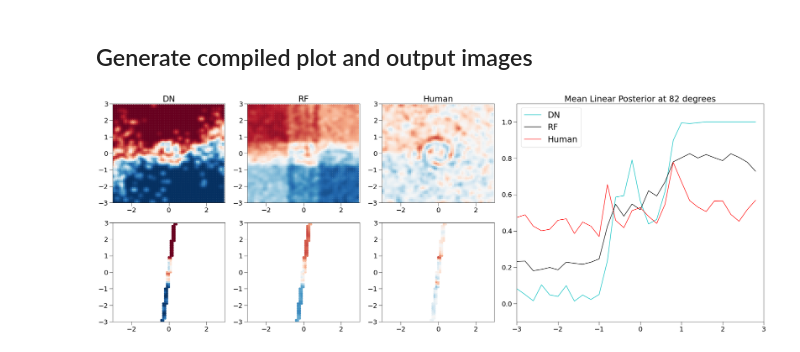
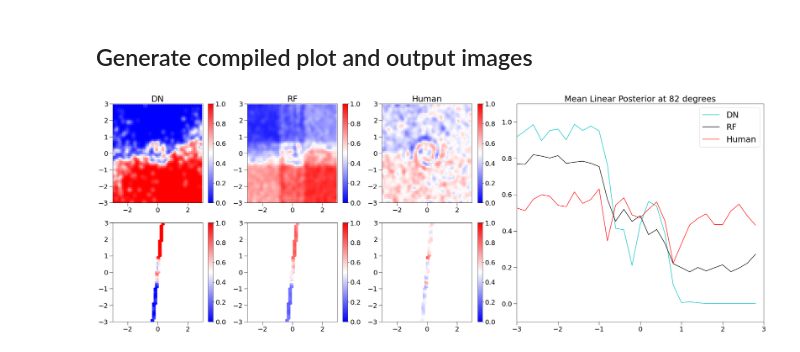
Before and after one commit to jshinm/inductive-bias-experiment, a Jupyter notebook: experiments/20220203_generate_figure_for_kdg_paper.ipynb, the cells around one changed output. Cells and saved outputs as stored; diff of their text form; code cells hidden in the pictures.

Commit message:
add colorbars

```diff
--- a/experiments/20220203_generate_figure_for_kdg_paper.ipynb
+++ b/experiments/20220203_generate_figure_for_kdg_paper.ipynb
@@ -48,7 +48,7 @@ import matplotlib.pyplot as plt
 from matplotlib.patches import Rectangle
 from matplotlib.patches import Circle
 
-cmap = 'RdBu_r'
+cmap = 'bwr'
 
 import warnings
 warnings.filterwarnings('ignore')
@@ -183,6 +183,7 @@ for sw, lb in enumerate(fdtype):
                 line_post[i].append(ib.select_linear_region(mtype[i][j], degree=deg, step=0.001))
 
                 lp, li = line_post[i][j] #line posterior, line index
+                lp = 1 - lp #reversing class
                 x = ib.mask[li][:,0]
                 y = ib.mask[li][:,1]
                 dist = np.sqrt(x**2 + y**2)
@@ -198,11 +199,17 @@ for sw, lb in enumerate(fdtype):
                 #     continue
 
                 if m == 0:
-                    axs[m,i].scatter(ib.mask[:,0], ib.mask[:,1], c=mtype[sw][i], cmap=cmap, vmin=0, vmax=1) #switch here
+                    im = axs[m,i].scatter(ib.mask[:,0], ib.mask[:,1], c=1-mtype[sw][i], cmap=cmap, vmin=0, vmax=1) #switch here
+                    # fig.colorbar(im, ax=axs[m,i])
 
                 else:
                     ibXY = ib.mask[line_post[m-1][i][1]]
-                    axs[m,i].scatter(ibXY[:,0], ibXY[:,1], c=line_post[sw][i][0], cmap=cmap, vmin=0, vmax=1)
+                    im = axs[m,i].scatter(ibXY[:,0], ibXY[:,1], c=line_post[sw][i][0], cmap=cmap, vmin=0, vmax=1)
+
+                cbar = fig.colorbar(im, ax=axs[m,i])
+                # cbar.ax.set_yticklabels(cbar.ax.get_yticklabels(), fontsize=20)
+                for t in cbar.ax.get_yticklabels():
+                    t.set_fontsize(20)
 
                 # figure styling
                 if m == 0:
@@ -210,31 +217,31 @@ for sw, lb in enumerate(fdtype):
 
                 # if i == 0:
                 #     axs[m,i].set_ylabel(new_dtype[m], fontsize=fsize)
 
                 axs[m,i].set_xlim(-3,3)
                 axs[m,i].set_ylim(-3,3)
                 # axs[m,i].set_xticklabels(fontsize=18)
                 # axs[m,i].set_yticklabels(fontsize=18)
                 axs[m,i].tick_params(axis='both', labelsize=20, length=10)
                 # axs[m,i].tick_params(axis='y', labelsize=20)
 
 
         axbig = fig.add_subplot(gs[:, -2:])
 
         tempdf = pd.DataFrame(np.array(line_plot[sw]).T, columns=label) #switch here
         tempdf.index = x_range
         for i, lab in enumerate(label):
             sns.lineplot(data=tempdf[[lab]], ax=axbig, palette=[palette[i]]) #palette[[0,2,3][i]]
 
         axbig.legend(loc=0, fontsize=25)
         axbig.set_title(['Mean Linear Posterior at 82 degrees', 'S-XOR'][sw], fontsize=fsize)
         axbig.set_ylim([-0.1,1.1])
         axbig.set_xlim(-3,3)
         axbig.tick_params(axis='both', labelsize=20, length=10)
 
         if SAVEFIG:
             plt.savefig(f'figs/[20220203_generate_figure_for_kdg_paper]_human_experiment_spiral.pdf', bbox_inches='tight')
 
         plt.show()
 # %% [output]
-[figure, old version]
+[figure, new version]
```
Also changed, not shown: parts of 1 cell of this notebook.
